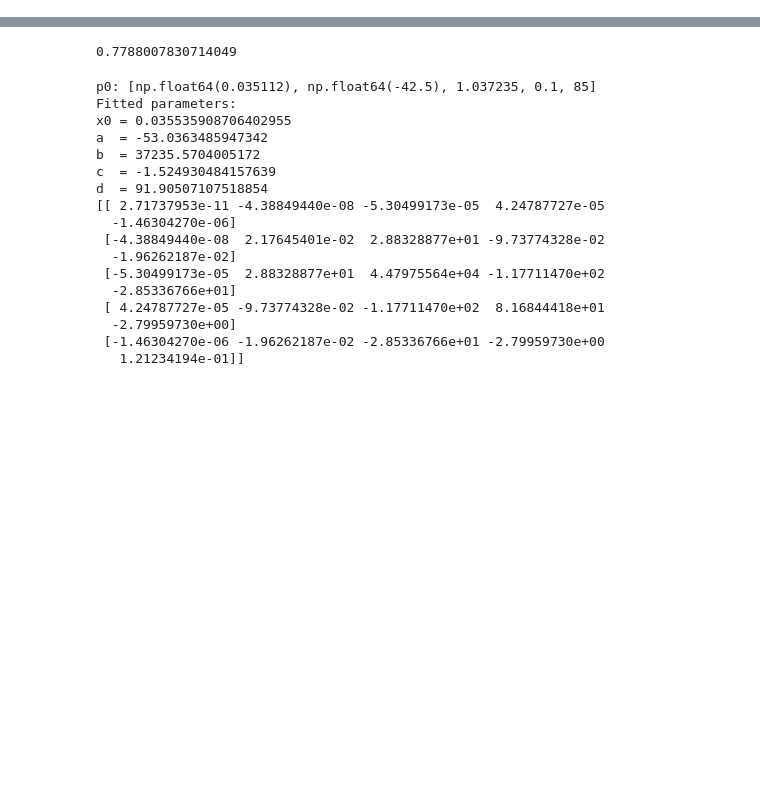
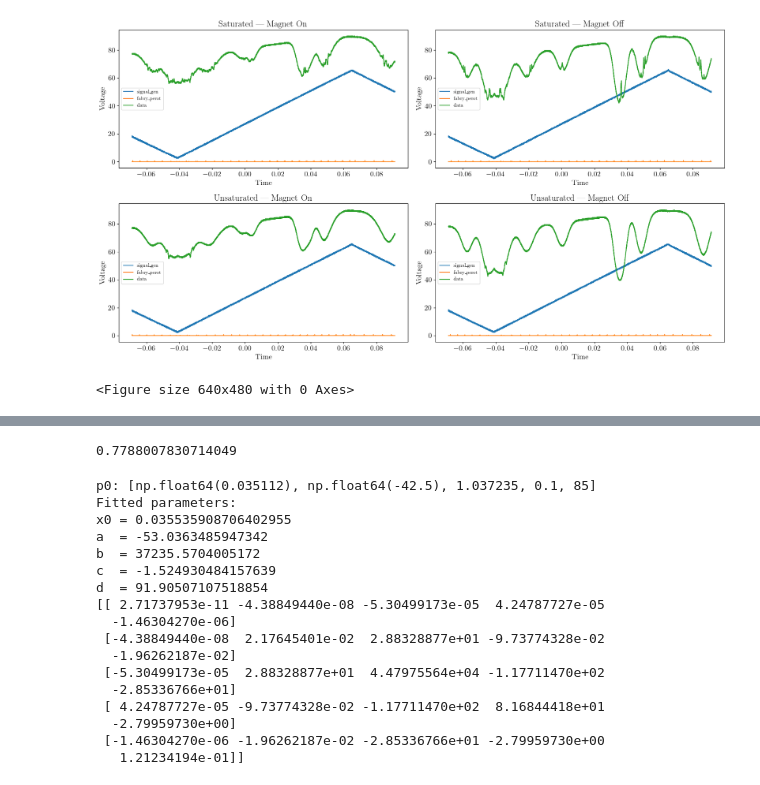
Before and after one commit to andres-luengo/alden-andres-max-most-dangerous-4450-trio, a Jupyter notebook: rb-spectroscopy/doppler_broadening.ipynb, the cells around one changed output, grey strips where cells are left out. Saved outputs shown, nothing was run; the diff lists cells and outputs as text; code cells hidden in the pictures; blank space fills up the shorter version.

```diff
--- a/rb-spectroscopy/doppler_broadening.ipynb
+++ b/rb-spectroscopy/doppler_broadening.ipynb
@@ -71,0 +67,27 @@ plt.legend(names, markerscale=15)
+# %%
+fig, axes = plt.subplots(2, 2, figsize=(18, 10))
+axes = axes.flatten()  # easier indexing
+
+subplot_idx = 0
+
+for sat_type in data_dict.keys():
+    for mag_stat in data_dict[sat_type].keys():
+        ax = axes[subplot_idx]
+        for dat_type in data_dict[sat_type][mag_stat].keys():
+            df = data_dict[sat_type][mag_stat][dat_type]
+            # assuming columns are named 'time' and 'signal'
+            ax.plot(df.iloc[:, 0], df.iloc[:, 1], label=dat_type)
+
+        ax.set_title(f"{sat_type.capitalize()} | {"Magnet On" if mag_stat=="magnet" else "Magnet Off"}")
+        ax.set_xlabel("Time")
+        ax.set_ylabel("Voltage")
+        ax.legend(fontsize=10)
+
+        subplot_idx += 1
+
+plt.tight_layout()
+plt.show()
+plt.savefig("DataSummary.png")
+# %% [output]
+[figure, added]
+<Figure size 640x480 with 0 Axes>
```
Also changed, not shown: parts of 4 cells of this notebook.
